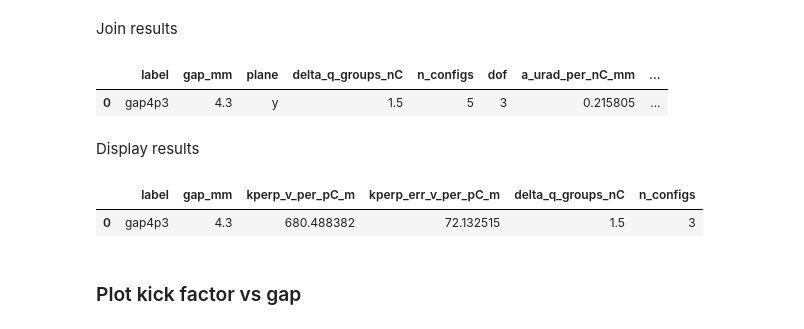
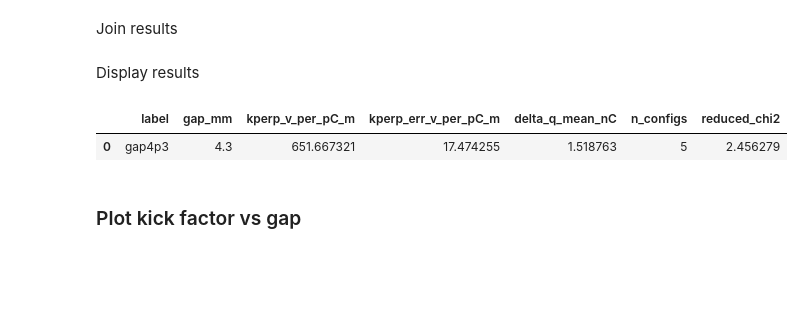
Before and after one commit to HenriqueWS11/fac-henrique, a Jupyter notebook: coding/machine_studies/measurement_run_and_analysis/preliminary_analysis/do_analysis_newdata.ipynb, the cells around one changed output. Drawn from its saved outputs; the diff is of its cells as text; code cells hidden in the pictures; blank space fills up the shorter version.

```diff
--- a/coding/machine_studies/measurement_run_and_analysis/do_analysis_newdata.ipynb
+++ b/coding/machine_studies/measurement_run_and_analysis/preliminary_analysis/do_analysis_newdata.ipynb
@@ -686,3 +685,6 @@ len(delta_x_filt), delta_x_filt[0].shape[0]
+# %%
+delta_x_filt = delta_x_mean
+delta_y_filt = delta_y_mean
 # %% [markdown]
 ### Projection onto the IVU response vector
 
@@ -713,13 +715,13 @@ The residual contains the part of the orbit difference that is not proportional
 theta_x_fit = utils.fit_theta_u(
     delta_u_filt=delta_x_filt,
     M_ivu_u_cfgs=M_ivu_x_cfgs,
-    delta_u_err=delta_x_proc["sem"],
+    delta_u_err=delta_x_err,
 )
 
 theta_y_fit = utils.fit_theta_u(
     delta_u_filt=delta_y_filt,
     M_ivu_u_cfgs=M_ivu_y_cfgs,
-    delta_u_err=delta_y_proc["sem"],
+    delta_u_err=delta_y_err,
 )
 # %%
 dq0 = config_table.loc[0, 'delta_charge']
@@ -915,8 +911,6 @@ kperp_y_gap43 = utils.fit_kperp_from_theta(
     theta_fit=theta_y_fit,
     gap=4.3,
     beam_voltage=3.0e9,
-    delta_q_groups_nC=[1.5],
-    delta_q_group_step_nC=delta_q_group_step_nC,
     plane="y",
 )
 
@@ -960,19 +955,8 @@ kperp_fits_y = [
         theta_fit=theta_y_fit,
         gap=4.3,
         beam_voltage=3.0e9,
-        delta_q_groups_nC=[1.5],
-        delta_q_group_step_nC=delta_q_group_step_nC,
         plane="y",
     ),
-    # utils.fit_kperp_from_theta(
-    #     config_table=config_table,
-    #     theta_fit=theta_y_fit,
-    #     gap=8.6,
-    #     beam_voltage=3.0e9,
-    #     delta_q_groups_nC=[1.5],
-    #     delta_q_group_step_nC=delta_q_group_step_nC,
-    #     plane="y",
-    # ),
 ]
 # %% [markdown]
 Join results
@@ -981,25 +965,21 @@ results_table_y = utils.make_kperp_results_table(
     kperp_fits=kperp_fits_y,
     labels=["gap4p3"],
 )
-
-results_table_y
-# %% [output]
-|  | label | gap_mm | plane | delta_q_groups_nC | n_configs | dof | a_urad_per_nC_mm | ... |
-| 0 | gap4p3 | 4.3 | y | 1.5 | 5 | 3 | 0.215805 | ... |
 # %% [markdown]
 Display results
 # %%
 results_table_y[[
     "label",
     "gap_mm",
     "kperp_v_per_pC_m",
     "kperp_err_v_per_pC_m",
-    "delta_q_groups_nC",
-    "n_configs"
+    "delta_q_mean_nC",
+    "n_configs",
+    "reduced_chi2",
 ]]
 # %% [output]
-|  | label | gap_mm | kperp_v_per_pC_m | kperp_err_v_per_pC_m | delta_q_groups_nC | n_configs |
-| 0 | gap4p3 | 4.3 | 680.488382 | 72.132515 | 1.5 | 3 |
+|  | label | gap_mm | kperp_v_per_pC_m | kperp_err_v_per_pC_m | delta_q_mean_nC | n_configs | reduced_chi2 |
+| 0 | gap4p3 | 4.3 | 651.667321 | 17.474255 | 1.518763 | 5 | 2.456279 |
 # %% [markdown]
 ### Plot kick factor vs gap
 # %%
```
Also changed, not shown: parts of 26 cells of this notebook, 20 other files.
